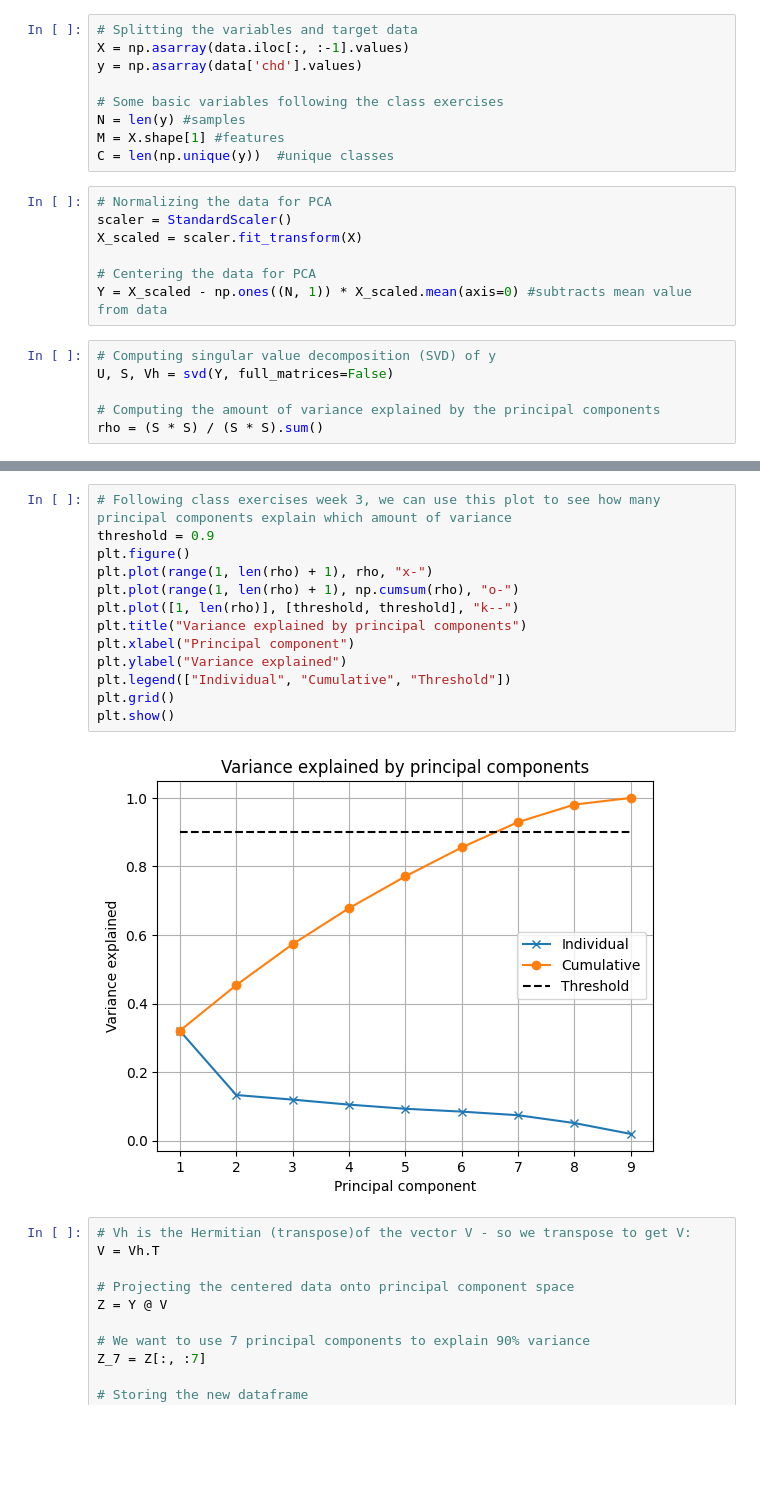
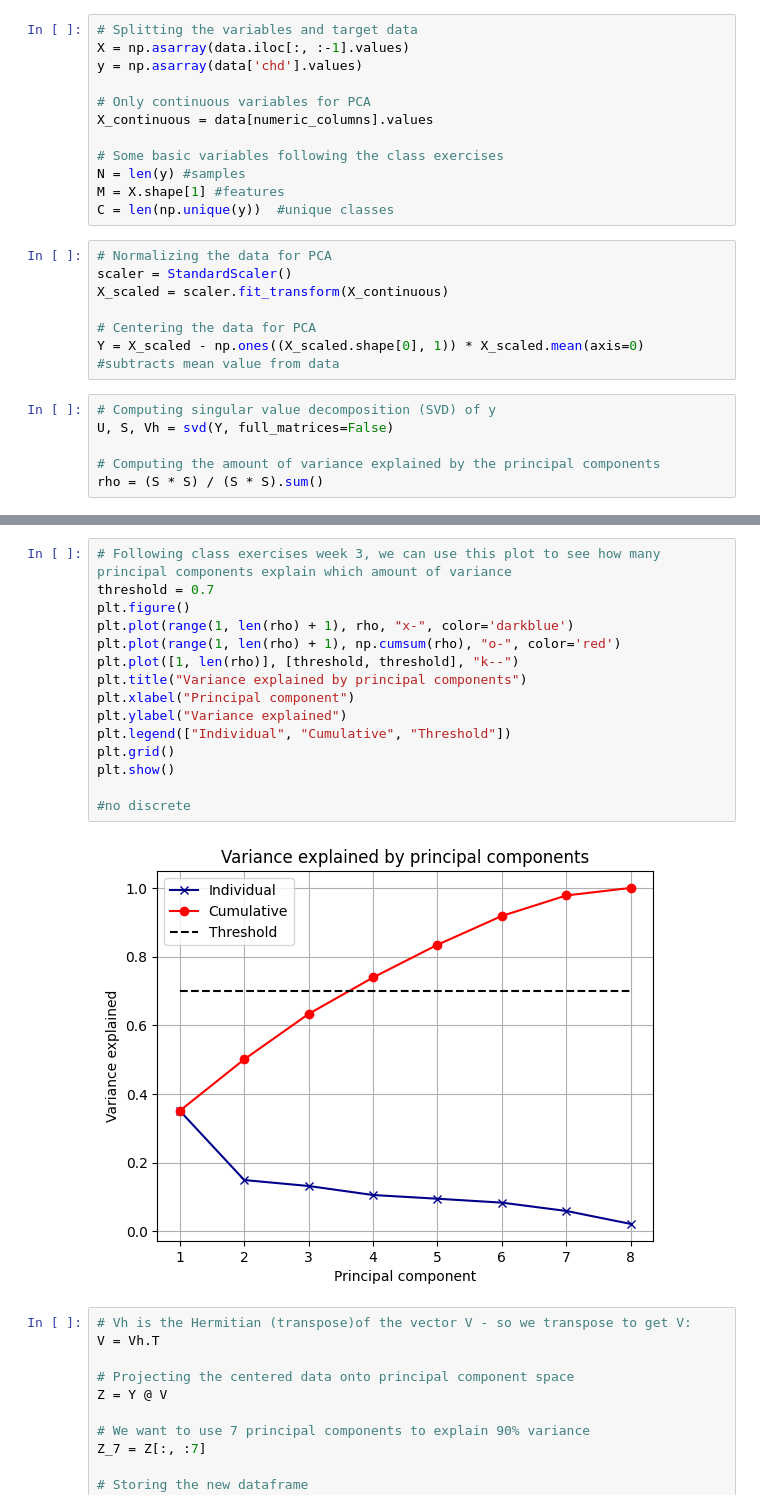
Before and after one commit to s243933/Introduction-to-ML-and-Data-Mining, a Jupyter notebook: EDA.ipynb, the cells around one changed output, grey strips where cells are left out. Drawn from its saved outputs; the diff is of its cells as text; blank space fills up the shorter version.

```diff
--- a/EDA.ipynb
+++ b/EDA.ipynb
@@ -107,6 +107,9 @@ data['famhist'] = data['famhist'].map({'Present': 1, 'Absent': 0})
 X = np.asarray(data.iloc[:, :-1].values)
 y = np.asarray(data['chd'].values)
 
+# Only continuous variables for PCA
+X_continuous = data[numeric_columns].values
+
 # Some basic variables following the class exercises
 N = len(y) #samples
 M = X.shape[1] #features
@@ -114,10 +117,10 @@ C = len(np.unique(y))  #unique classes
 # %%
 # Normalizing the data for PCA
 scaler = StandardScaler()
-X_scaled = scaler.fit_transform(X)
+X_scaled = scaler.fit_transform(X_continuous)
 
 # Centering the data for PCA
-Y = X_scaled - np.ones((N, 1)) * X_scaled.mean(axis=0) #subtracts mean value from data
+Y = X_scaled - np.ones((X_scaled.shape[0], 1)) * X_scaled.mean(axis=0) #subtracts mean value from data
 # %%
 # Computing singular value decomposition (SVD) of y
 U, S, Vh = svd(Y, full_matrices=False)
@@ -127,18 +144,20 @@ rho = (S * S) / (S * S).sum()
 # %%
 # Following class exercises week 3, we can use this plot to see how many principal components explain which amount of variance
-threshold = 0.9
+threshold = 0.7
 plt.figure()
-plt.plot(range(1, len(rho) + 1), rho, "x-")
-plt.plot(range(1, len(rho) + 1), np.cumsum(rho), "o-")
+plt.plot(range(1, len(rho) + 1), rho, "x-", color='darkblue')
+plt.plot(range(1, len(rho) + 1), np.cumsum(rho), "o-", color='red')
 plt.plot([1, len(rho)], [threshold, threshold], "k--")
 plt.title("Variance explained by principal components")
 plt.xlabel("Principal component")
 plt.ylabel("Variance explained")
 plt.legend(["Individual", "Cumulative", "Threshold"])
 plt.grid()
 plt.show()
+
+#no discrete
 # %% [output]
-[figure, old version]
+[figure, new version]
 # %%
 # Vh is the Hermitian (transpose)of the vector V - so we transpose to get V:
 V = Vh.T
```
Also changed, not shown: parts of 5 cells of this notebook, 10 other files.
